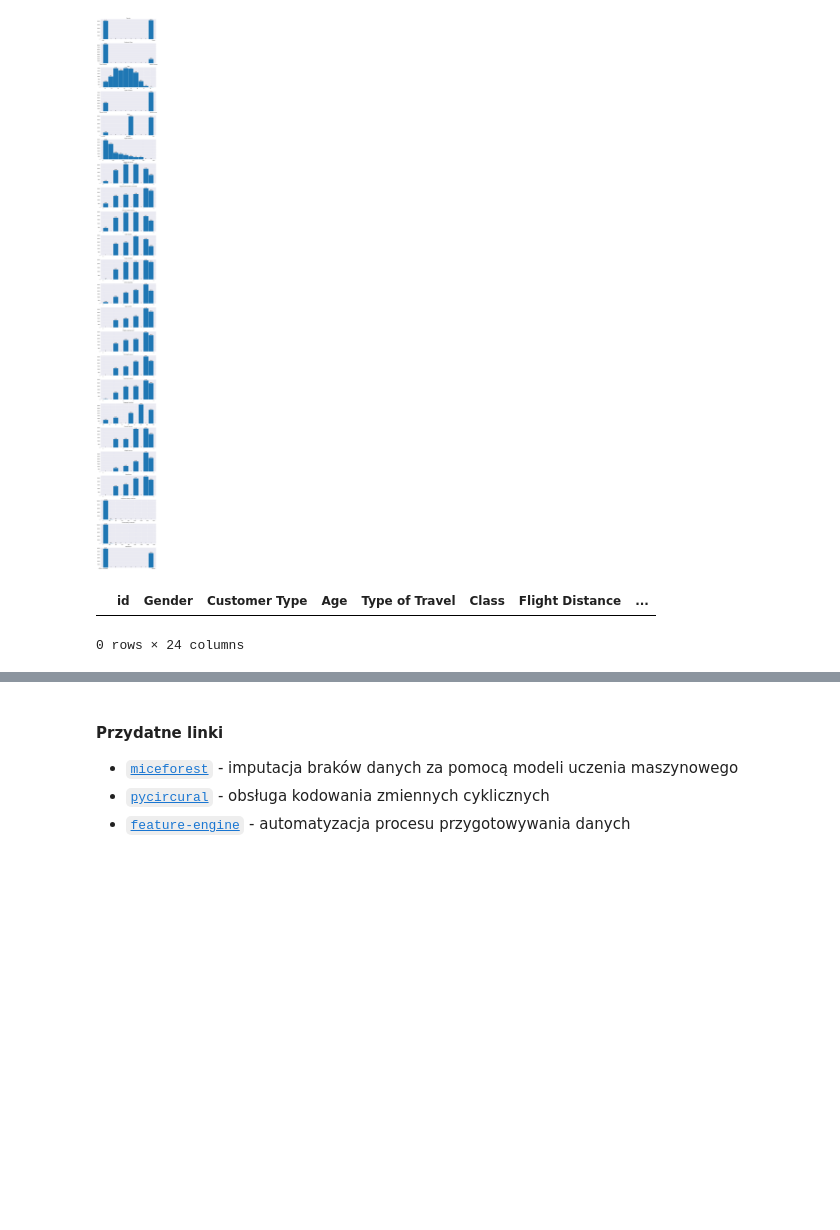
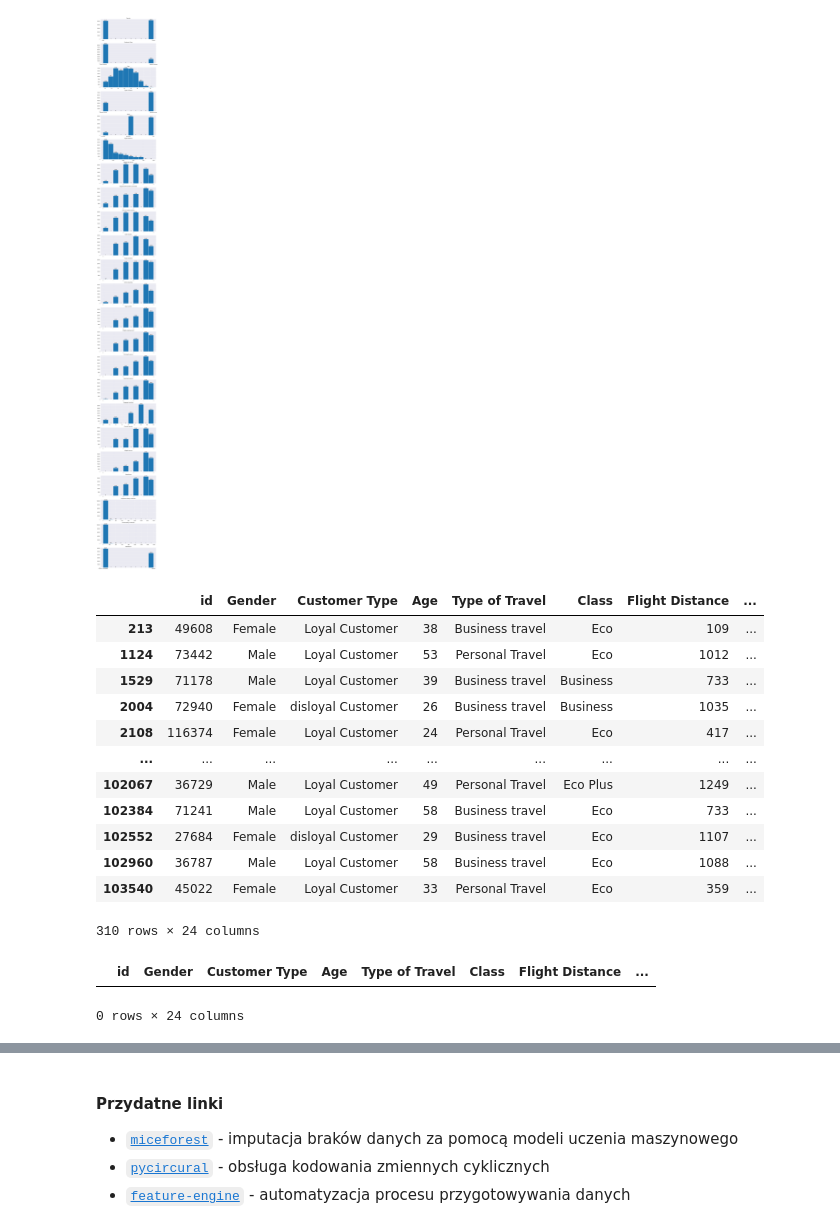
Before and after one commit to jkwiatk1/ZUM, a Jupyter notebook: database/dataPrep.ipynb, the cells around one changed output, grey strips where cells are left out. Drawn from its saved outputs; the diff is of its cells as text; code cells hidden in the pictures; blank space fills up the shorter version.

Commit message:
Analiza brakujących danych. Inicjalizacja imputacji danych

```diff
--- a/database/dataPrep.ipynb
+++ b/database/dataPrep.ipynb
@@ -125,10 +124,3 @@ for i, col in enumerate(df_hist.columns):
 plt.show()
 # %% [output]
 [figure]
-# %%
-df1 = df.copy()
-df[df['Arrival Delay in Minutes'] < 0] # sposób na filtrowanie ramki danych
-# df['Arrival Delay in Minutes'].mask(df['Arrival Delay in Minutes'] > 60, None) # zamienia wartości, ktore spełniają warunek na None
-# %% [output]
-|  | id | Gender | Customer Type | Age | Type of Travel | Class | Flight Distance | ... |
-0 rows × 24 columns
@@ -134,0 +129,24 @@ df[df['Arrival Delay in Minutes'] < 0] # sposób na filtrowanie ramki danych
+# %%
+df1['Arrival Delay in Minutes'] = df1['Arrival Delay in Minutes'].mask(df1['Arrival Delay in Minutes'] < 0, None)
+df1['Departure Delay in Minutes'] = df1['Departure Delay in Minutes'].mask(df1['Departure Delay in Minutes'] < 0, None)
+# %%
+df1.loc[df1['Arrival Delay in Minutes'].isna(), :]
+# %% [output]
+|  | id | Gender | Customer Type | Age | Type of Travel | Class | Flight Distance | ... |
+| 213 | 49608 | Female | Loyal Customer | 38 | Business travel | Eco | 109 | ... |
+| 1124 | 73442 | Male | Loyal Customer | 53 | Personal Travel | Eco | 1012 | ... |
+| 1529 | 71178 | Male | Loyal Customer | 39 | Business travel | Business | 733 | ... |
+| 2004 | 72940 | Female | disloyal Customer | 26 | Business travel | Business | 1035 | ... |
+| 2108 | 116374 | Female | Loyal Customer | 24 | Personal Travel | Eco | 417 | ... |
+| ... | ... | ... | ... | ... | ... | ... | ... | ... |
+| 102067 | 36729 | Male | Loyal Customer | 49 | Personal Travel | Eco Plus | 1249 | ... |
+| 102384 | 71241 | Male | Loyal Customer | 58 | Business travel | Eco | 733 | ... |
+| 102552 | 27684 | Female | disloyal Customer | 29 | Business travel | Eco | 1107 | ... |
+| 102960 | 36787 | Male | Loyal Customer | 58 | Business travel | Eco | 1088 | ... |
+| 103540 | 45022 | Female | Loyal Customer | 33 | Personal Travel | Eco | 359 | ... |
+310 rows × 24 columns
+# %%
+df1.loc[df1['Departure Delay in Minutes'].isna(), :]
+# %% [output]
+|  | id | Gender | Customer Type | Age | Type of Travel | Class | Flight Distance | ... |
+0 rows × 24 columns
```
Also changed, not shown: parts of 4 cells of this notebook.
